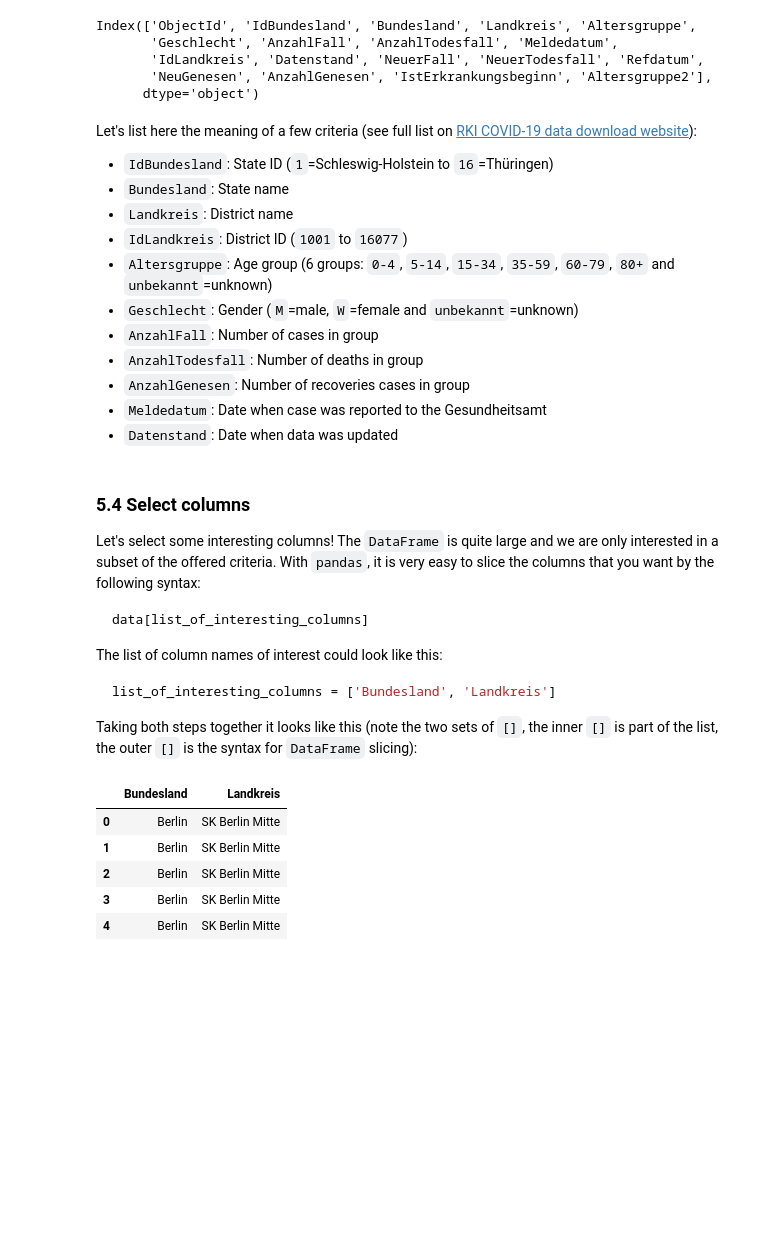
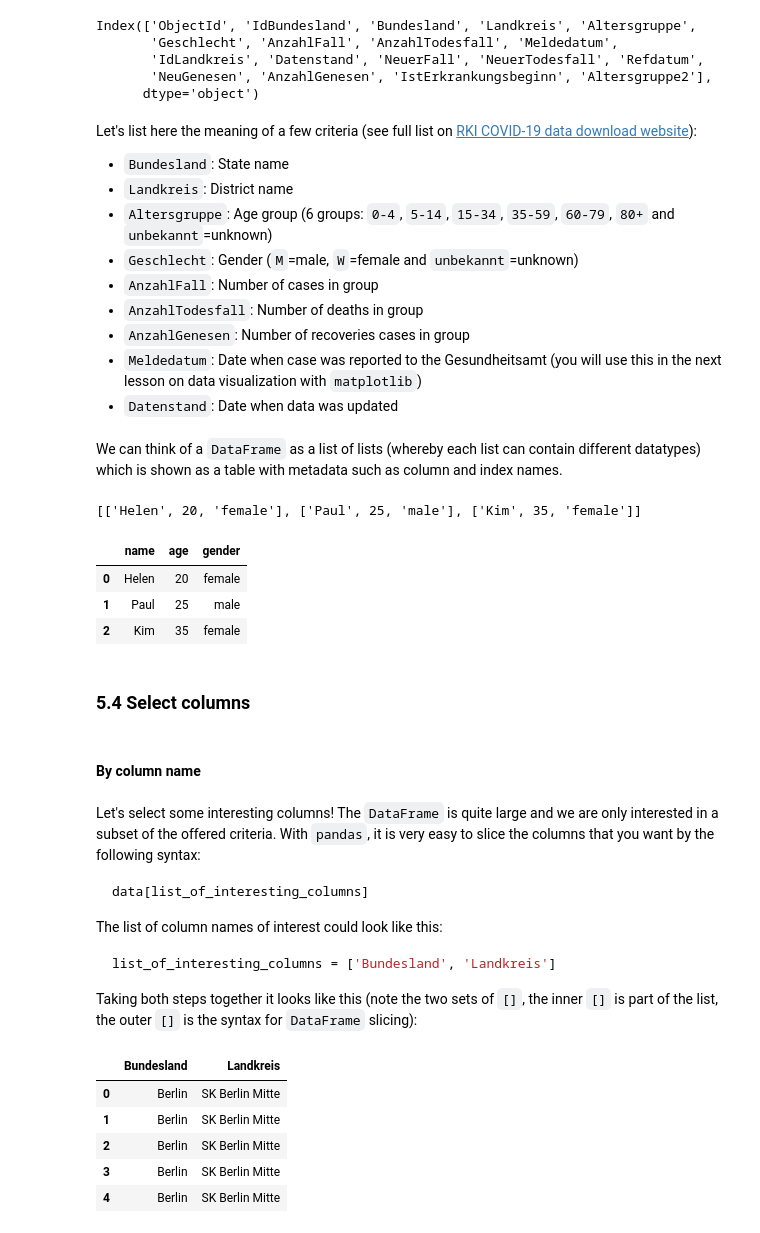
Before and after one commit to volkamerlab/ai_in_medicine, a Jupyter notebook: week1_session2_numpy_pandas.ipynb, the cells around one changed output. Cells and saved outputs as stored; diff of their text form; code cells hidden in the pictures; blank space fills up the shorter version.

````diff
--- a/week1_session2_numpy_pandas.ipynb
+++ b/week1_session2_numpy_pandas.ipynb
@@ -196,20 +202,35 @@ Index(['ObjectId', 'IdBundesland', 'Bundesland', 'Landkreis', 'Altersgruppe',
       dtype='object')
 # %% [markdown]
 Let's list here the meaning of a few criteria (see full list on [RKI COVID-19 data download website](https://www.arcgis.com/home/item.html?id=dd4580c810204019a7b8eb3e0b329dd6)):
-- `IdBundesland`: State ID (`1`=Schleswig-Holstein to `16`=Thüringen)
+
 - `Bundesland`: State name
 - `Landkreis`: District name
-- `IdLandkreis`: District ID (`1001` to `16077`)
 - `Altersgruppe`: Age group (6 groups: `0-4`, `5-14`, `15-34`, `35-59`, `60-79`, `80+` and `unbekannt`=unknown)
 - `Geschlecht`: Gender (`M`=male, `W`=female and `unbekannt`=unknown)
 - `AnzahlFall`: Number of cases in group
 - `AnzahlTodesfall`: Number of deaths in group
 - `AnzahlGenesen`: Number of recoveries cases in group
-- `Meldedatum`: Date when case was reported to the Gesundheitsamt
+- `Meldedatum`: Date when case was reported to the Gesundheitsamt (you will use this in the next lesson on data visualization with `matplotlib`)
 - `Datenstand`: Date when data was updated
+# %% [markdown]
+We can think of a `DataFrame` as a list of lists (whereby each list can contain different datatypes) which is shown as a table with metadata such as column and index names.
+# %%
+list_of_lists = [['Helen', 20, 'female'], ['Paul', 25, 'male'], ['Kim', 35, 'female']]
+list_of_lists
+# %% [output]
+[['Helen', 20, 'female'], ['Paul', 25, 'male'], ['Kim', 35, 'female']]
+# %%
+pd.DataFrame(list_of_lists, columns=['name', 'age', 'gender'])
+# %% [output]
+|  | name | age | gender |
+| 0 | Helen | 20 | female |
+| 1 | Paul | 25 | male |
+| 2 | Kim | 35 | female |
+# %% [markdown]
+### 5.4 Select columns
+# %% [markdown]
+#### By column name
 # %% [markdown]
-### 5.4 Select columns
-
 Let's select some interesting columns! The `DataFrame` is quite large and we are only interested in a subset of the offered criteria. With `pandas`, it is very easy to slice the columns that you want by the following syntax:
 
 ```python
````
Also changed, not shown: parts of 13 cells of this notebook.
